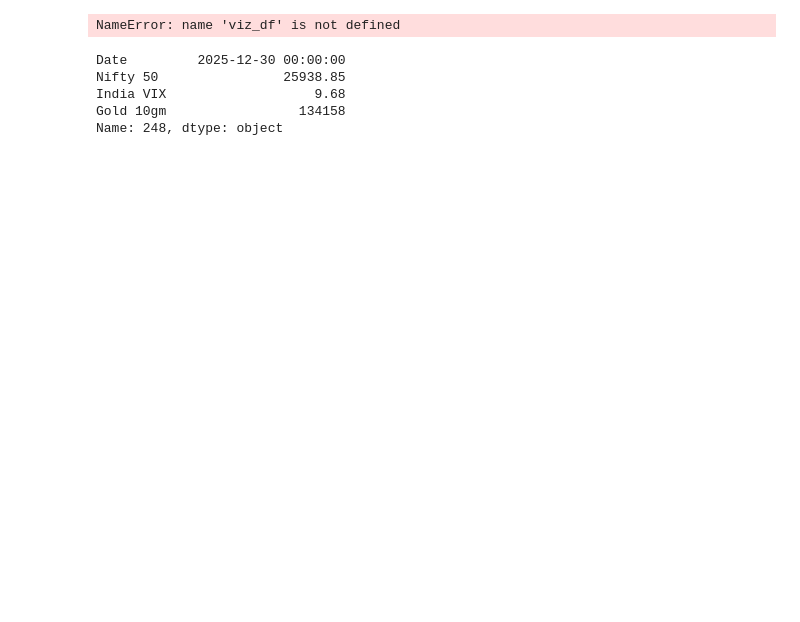
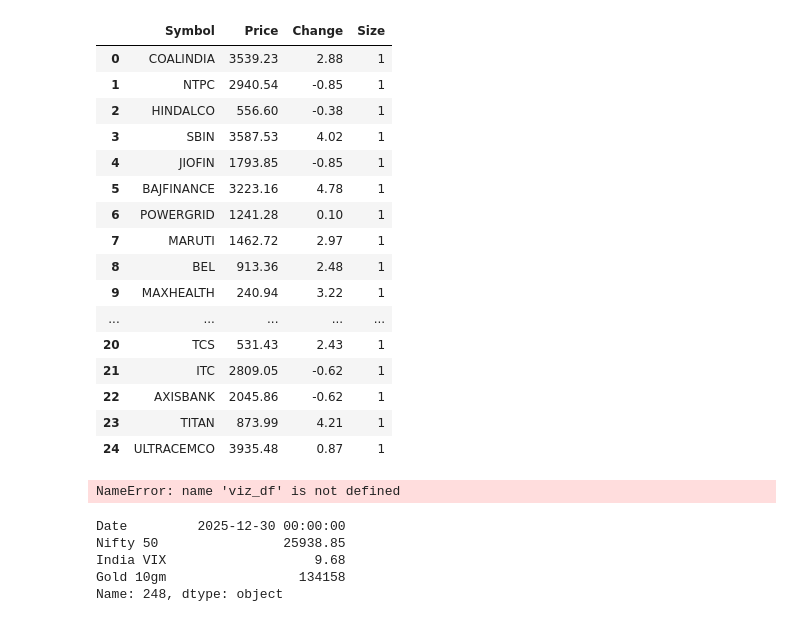
Before and after one commit to Indra-Learn/tdf-stack, a Jupyter notebook: tdf_notebooks/002_nse_api.ipynb, the cells around one changed output. Cells and saved outputs as stored; diff of their text form; code cells hidden in the pictures; blank space fills up the shorter version.

```diff
--- a/tdf_notebooks/002_nse_api.ipynb
+++ b/tdf_notebooks/002_nse_api.ipynb
@@ -109,8 +101,52 @@ fig.show()
 # graph_df.loc[:, ['Date', 'Price']].rename(columns={'Price': 'Nifty 50'}).dtypes
 # india_vix_1y_historical_data[['date', 'close']].rename(columns={'date': 'Date', 'close': 'India VIX'})
 # %%
-import plotly.express as px
-df = px.data.stocks()
+def get_nifty_data():
+    # A mix of real symbols for realism
+    symbols = [
+        "COALINDIA", "NTPC", "HINDALCO", "SBIN", "JIOFIN", "BAJFINANCE",
+        "POWERGRID", "MARUTI", "BEL", "MAXHEALTH", "HINDUNILVR", "RELIANCE",
+        "M&M", "HDFCBANK", "ADANIENT", "INFY", "ASIANPAINT", "WIPRO",
+        "ADANIPORTS", "LT", "TCS", "ITC", "AXISBANK", "TITAN", "ULTRACEMCO"
+    ]
+
+    data = []
+    for sym in symbols:
+        price = np.random.uniform(200, 4000)
+        # Generate varied percentage changes (-2% to +5%)
+        # Biased towards positive to match your green screenshot
+        change = np.random.uniform(-1.0, 5.0)
+
+        data.append({
+            "Symbol": sym,
+            "Price": round(price, 2),
+            "Change": round(change, 2),
+            "Size": 1  # Constant size to make all cards equal
+        })
+
+    return pd.DataFrame(data)
+
+df = get_nifty_data()
+# %%
+df
+# %% [output]
+|  | Symbol | Price | Change | Size |
+| 0 | COALINDIA | 3539.23 | 2.88 | 1 |
+| 1 | NTPC | 2940.54 | -0.85 | 1 |
+| 2 | HINDALCO | 556.60 | -0.38 | 1 |
+| 3 | SBIN | 3587.53 | 4.02 | 1 |
+| 4 | JIOFIN | 1793.85 | -0.85 | 1 |
+| 5 | BAJFINANCE | 3223.16 | 4.78 | 1 |
+| 6 | POWERGRID | 1241.28 | 0.10 | 1 |
+| 7 | MARUTI | 1462.72 | 2.97 | 1 |
+| 8 | BEL | 913.36 | 2.48 | 1 |
+| 9 | MAXHEALTH | 240.94 | 3.22 | 1 |
+| ... | ... | ... | ... | ... |
+| 20 | TCS | 531.43 | 2.43 | 1 |
+| 21 | ITC | 2809.05 | -0.62 | 1 |
+| 22 | AXISBANK | 2045.86 | -0.62 | 1 |
+| 23 | TITAN | 873.99 | 4.21 | 1 |
+| 24 | ULTRACEMCO | 3935.48 | 0.87 | 1 |
 # %%
 viz_df.iloc[:, ['Date', 'Nifty 50', 'India VIX']]
 # %% [output]
```
Also changed, not shown: parts of 10 cells of this notebook, 5 other files.
